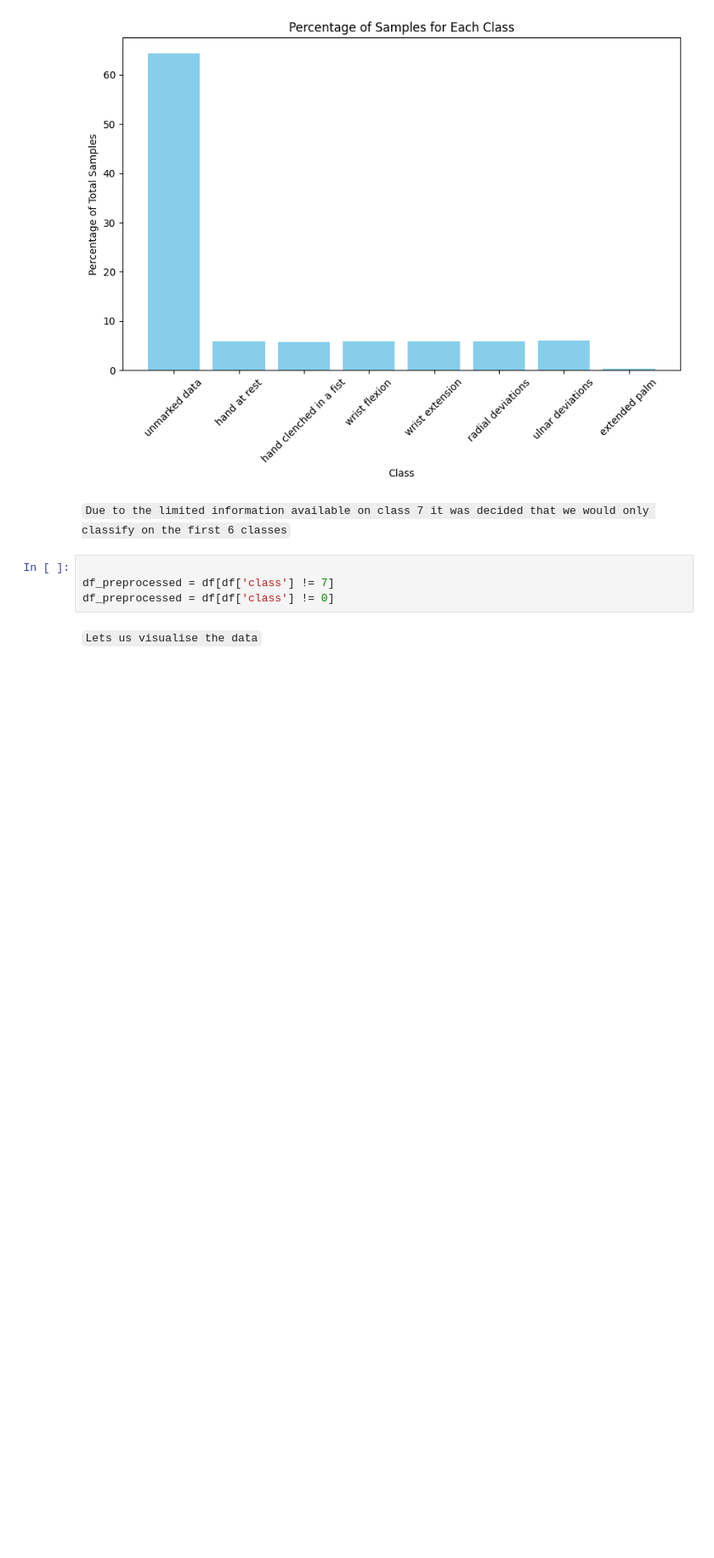
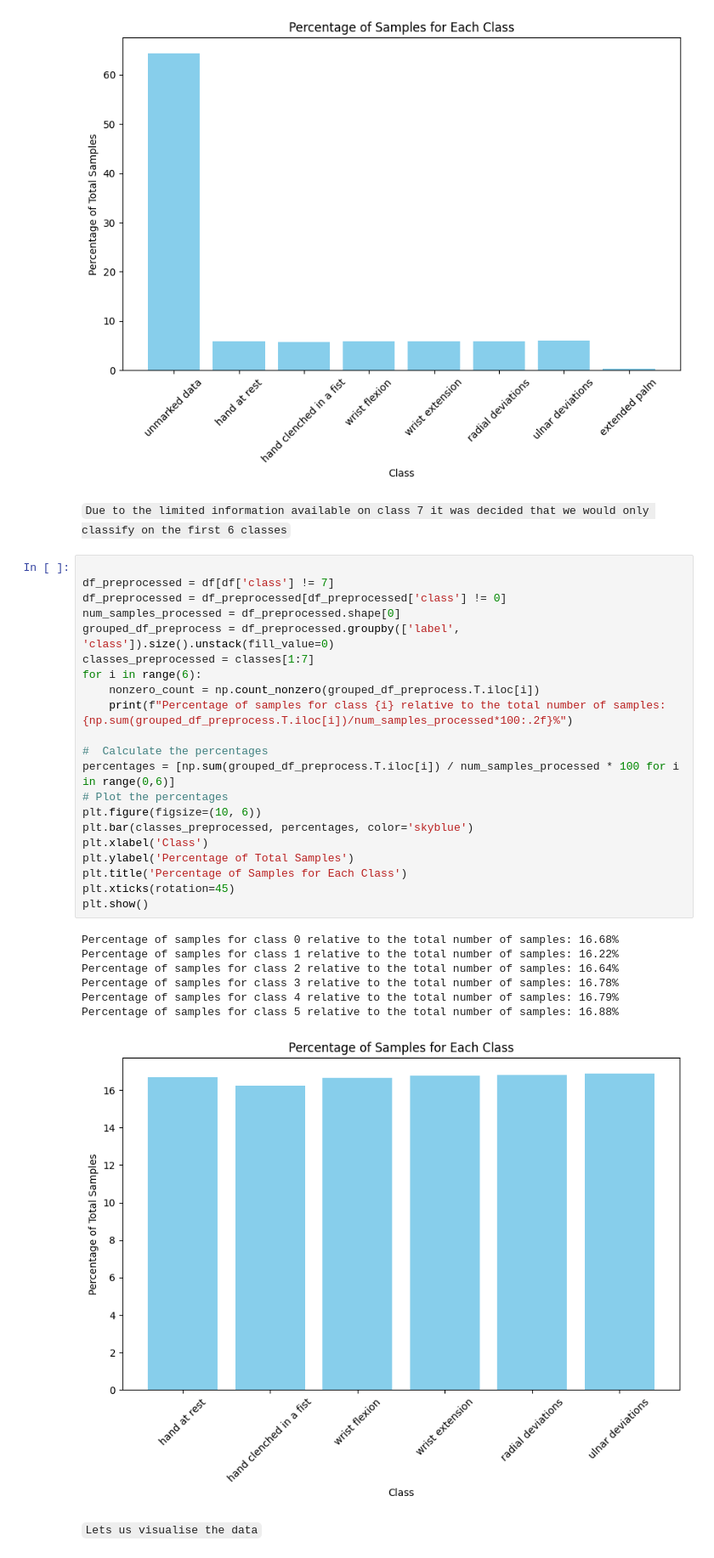
Before and after one commit to FrankDelft/ML_EE_EMG, a Jupyter notebook: main.ipynb, the cells around one changed output. Shown at 85% size. Cells and saved outputs as stored; diff of their text form; blank space fills up the shorter version.

Commit message:
fixed bug in preprocessing step

```diff
--- a/main.ipynb
+++ b/main.ipynb
@@ -135,10 +137,35 @@ Number of nonzero elements for class 7: 2, for patients (array([10, 29]),)
 `
 Due to the limited information available on class 7 it was decided that we would only classify on the first 6 classes
 `
-# %%
-
-df_preprocessed = df[df['class'] != 7]
-df_preprocessed = df[df['class'] != 0]
+# %%
+
+df_preprocessed = df[df['class'] != 7]
+df_preprocessed = df_preprocessed[df_preprocessed['class'] != 0]
+num_samples_processed = df_preprocessed.shape[0]
+grouped_df_preprocess = df_preprocessed.groupby(['label', 'class']).size().unstack(fill_value=0)
+classes_preprocessed = classes[1:7]
+for i in range(6):
+    nonzero_count = np.count_nonzero(grouped_df_preprocess.T.iloc[i])
+    print(f"Percentage of samples for class {i} relative to the total number of samples: {np.sum(grouped_df_preprocess.T.iloc[i])/num_samples_processed*100:.2f}%")
+
+#  Calculate the percentages
+percentages = [np.sum(grouped_df_preprocess.T.iloc[i]) / num_samples_processed * 100 for i in range(0,6)]
+# Plot the percentages
+plt.figure(figsize=(10, 6))
+plt.bar(classes_preprocessed, percentages, color='skyblue')
+plt.xlabel('Class')
+plt.ylabel('Percentage of Total Samples')
+plt.title('Percentage of Samples for Each Class')
+plt.xticks(rotation=45)
+plt.show()
+# %% [output]
+Percentage of samples for class 0 relative to the total number of samples: 16.68%
+Percentage of samples for class 1 relative to the total number of samples: 16.22%
+Percentage of samples for class 2 relative to the total number of samples: 16.64%
+Percentage of samples for class 3 relative to the total number of samples: 16.78%
+Percentage of samples for class 4 relative to the total number of samples: 16.79%
+Percentage of samples for class 5 relative to the total number of samples: 16.88%
+[figure, added]
 # %% [markdown]
 ``
 Lets us visualise the data
```
Also changed, not shown: parts of 4 cells of this notebook.
